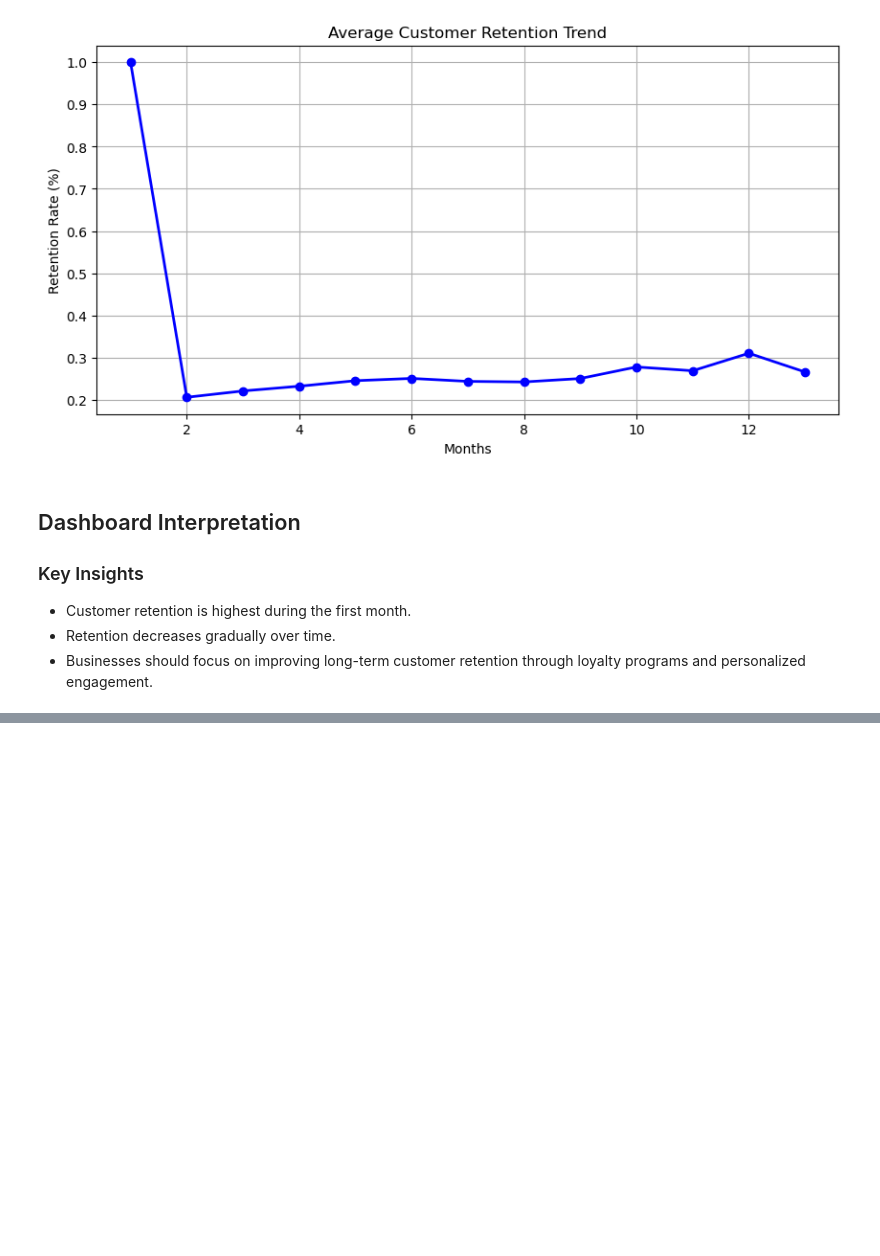
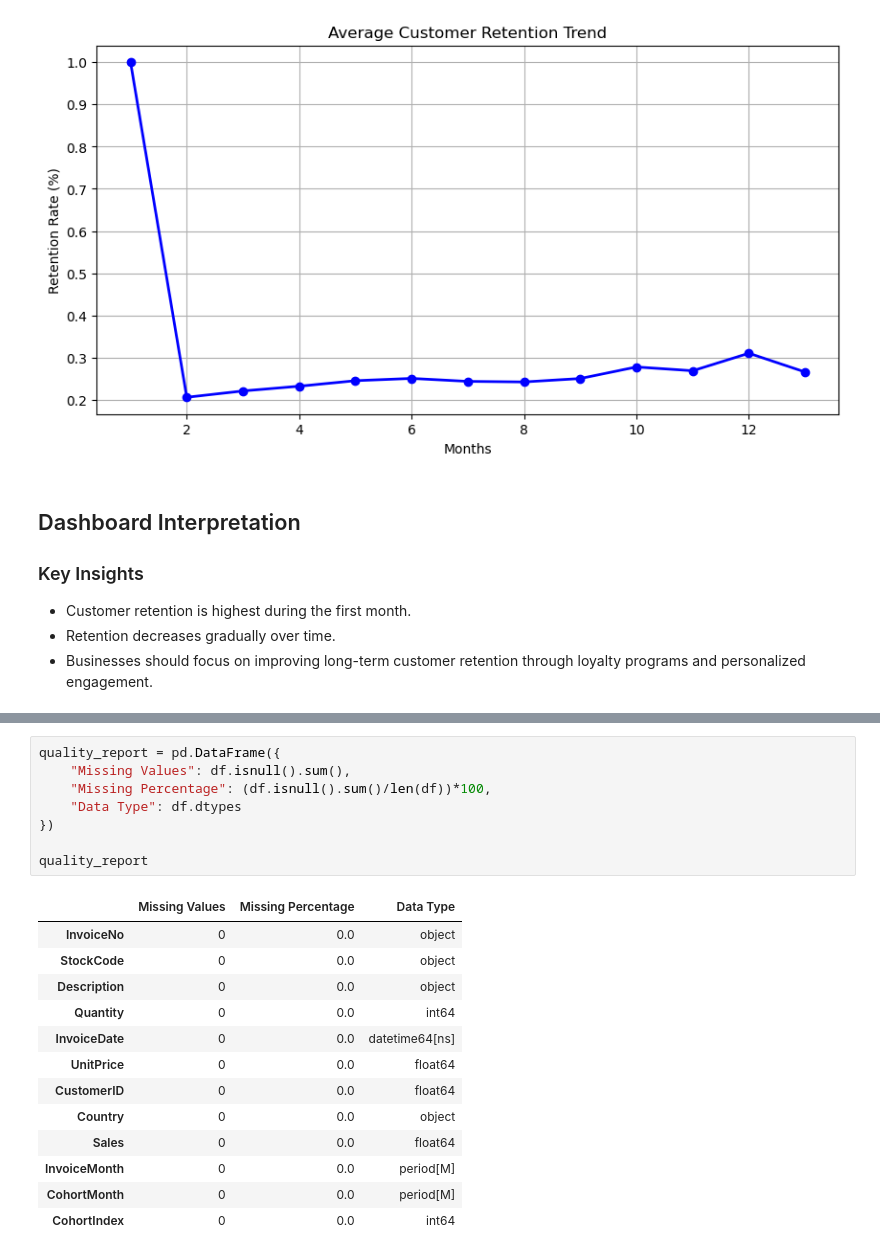
Before and after one commit to jyotidamji270804/cohort-retention-cltv-analysis, a Jupyter notebook: notebooks/01_data_cleaning.ipynb, the cells around one changed output, grey strips where cells are left out. Cells and saved outputs as stored; diff of their text form; blank space fills up the shorter version.

```diff
--- a/notebooks/01_data_cleaning.ipynb
+++ b/notebooks/01_data_cleaning.ipynb
@@ -380,0 +433,22 @@ plt.show()
+# %%
+quality_report = pd.DataFrame({
+    "Missing Values": df.isnull().sum(),
+    "Missing Percentage": (df.isnull().sum()/len(df))*100,
+    "Data Type": df.dtypes
+})
+
+quality_report
+# %% [output]
+|  | Missing Values | Missing Percentage | Data Type |
+| InvoiceNo | 0 | 0.0 | object |
+| StockCode | 0 | 0.0 | object |
+| Description | 0 | 0.0 | object |
+| Quantity | 0 | 0.0 | int64 |
+| InvoiceDate | 0 | 0.0 | datetime64[ns] |
+| UnitPrice | 0 | 0.0 | float64 |
+| CustomerID | 0 | 0.0 | float64 |
+| Country | 0 | 0.0 | object |
+| Sales | 0 | 0.0 | float64 |
+| InvoiceMonth | 0 | 0.0 | period[M] |
+| CohortMonth | 0 | 0.0 | period[M] |
+| CohortIndex | 0 | 0.0 | int64 |
```
Also changed, not shown: parts of 4 cells of this notebook, 1 other file.
